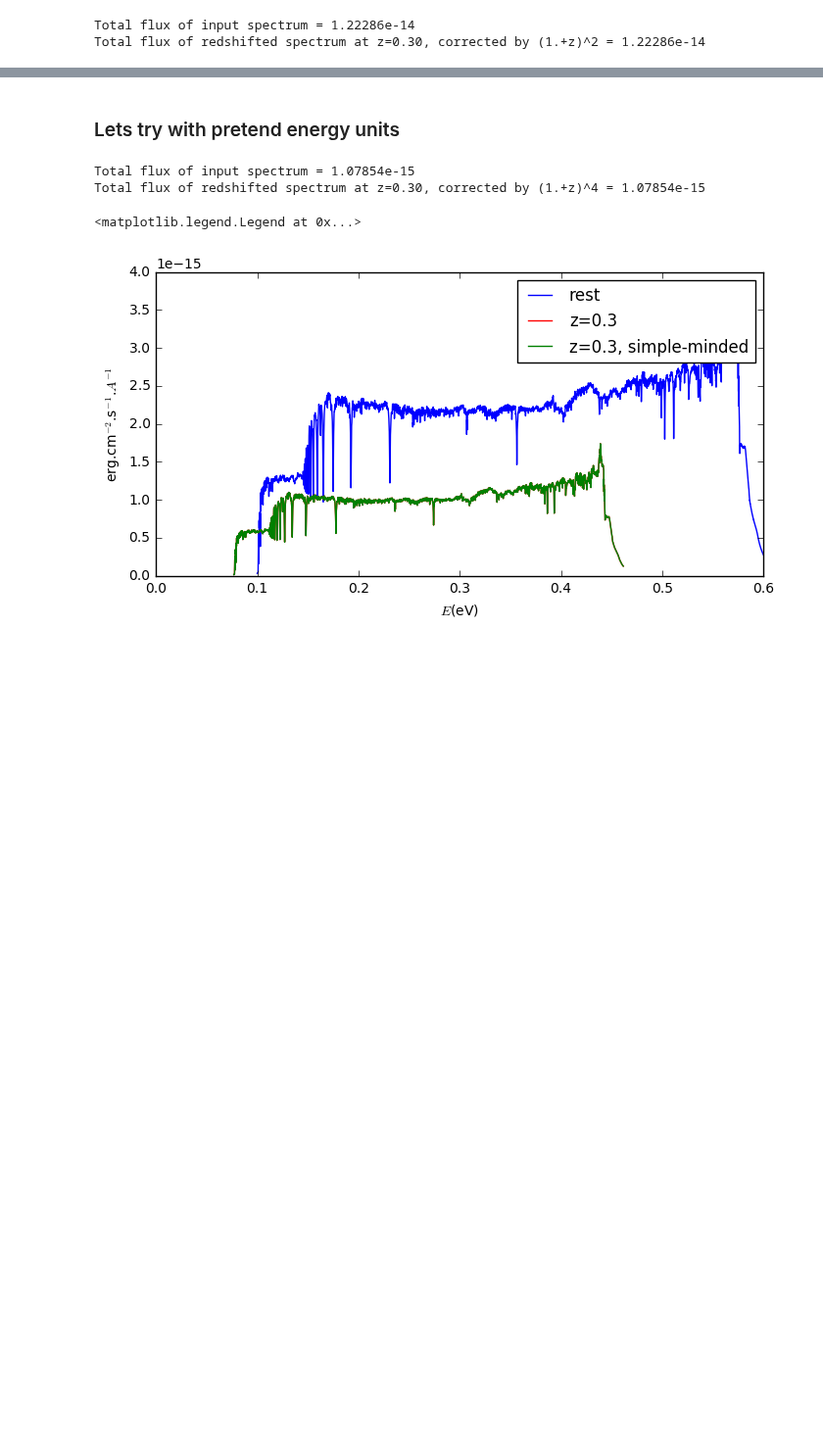
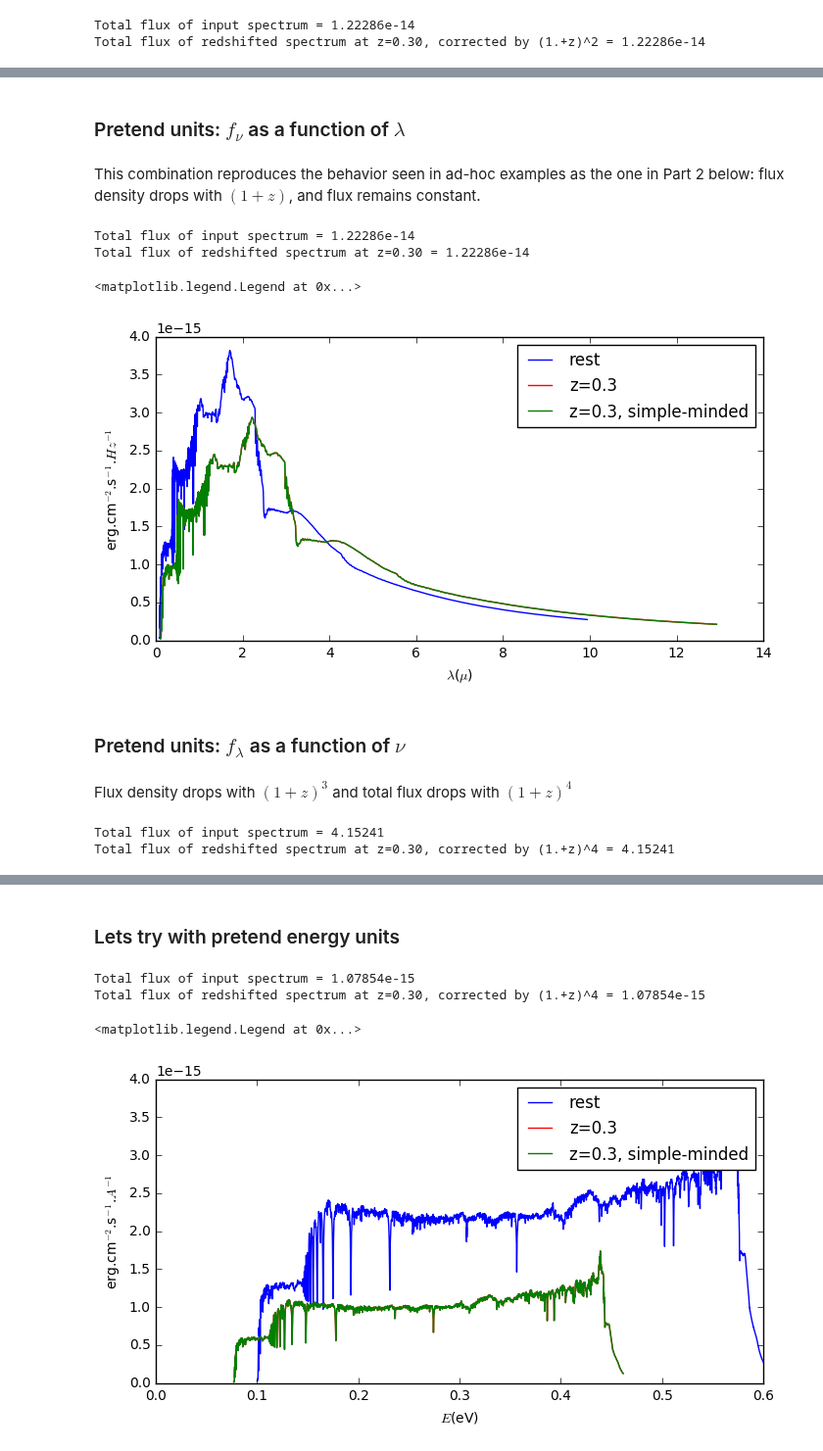
Before and after one commit to ibusko/experiments_specviz, a Jupyter notebook: experiment_redshift.ipynb, the cells around one changed output, grey strips where cells are left out. Shown at 98% size. Saved outputs shown, nothing was run; the diff lists cells and outputs as text; code cells hidden in the pictures; blank space fills up the shorter version.

Commit message:
done with units conversions

```diff
--- a/experiment_redshift.ipynb
+++ b/experiment_redshift.ipynb
@@ -184,0 +185,47 @@ plt.legend()
+# %% [markdown]
+### Pretend units: $f_{\nu}$ as a function of $\lambda$
+# %% [markdown]
+This combination reproduces the behavior seen in ad-hoc examples as the one in Part 2 below: flux density drops with $(1+z)$, and flux remains constant.
+# %%
+wave_r = wave * (1.+z)
+flux_r = redshift_correction(wave*u.micron, wave_r*u.micron, flux*fnu)
+
+delta = wave[1:] - wave[:-1]
+sum_f = np.sum((flux[1:] * delta))
+print("Total flux of input spectrum = %g" % sum_f)
+delta = wave_r[1:] - wave_r[:-1]
+sum_f = np.sum((flux_r[1:] * delta).value)
+print("Total flux of redshifted spectrum at z=%4.2f = %g" % (z, sum_f))
+# %% [output]
+Total flux of input spectrum = 1.22286e-14
+Total flux of redshifted spectrum at z=0.30 = 1.22286e-14
+# %%
+plt.gcf().set_size_inches(8.,4.)
+plt.plot(wave, flux, color='b', label='rest')
+plt.plot(wave_r, flux_r, color='r', label='z='+str(z))
+plt.plot(wave_r, flux/(1.+z), color='g', label='z='+str(z)+', simple-minded')
+plt.xlabel(micron_label)
+plt.ylabel(fnu_label)
+plt.legend()
+# %% [output]
+<matplotlib.legend.Legend at 0x...>
+[figure, added]
+# %% [markdown]
+### Pretend units: $f_{\lambda}$ as a function of $\nu$
+# %% [markdown]
+Flux density drops with $(1+z)^{3}$ and total flux drops with $(1+z)^{4}$
+# %%
+freq = (wave * u.micron).to(u.Hz,  equivalencies=u.spectral())
+freq_r = freq / (1.+z)
+
+flux_r = redshift_correction(freq, freq_r, flux*flambda)
+
+delta = -(freq[1:] - freq[:-1])
+sum_f = np.sum((flux[1:] * delta).value)
+print("Total flux of input spectrum = %g" % sum_f)
+delta = -(freq_r[1:] - freq_r[:-1])
+sum_f = np.sum((flux_r[1:] * delta).value) * (1+z)**4
+print("Total flux of redshifted spectrum at z=%4.2f, corrected by (1.+z)^4 = %g" % (z, sum_f))
+# %% [output]
+Total flux of input spectrum = 4.15241
+Total flux of redshifted spectrum at z=0.30, corrected by (1.+z)^4 = 4.15241
```
Also changed, not shown: parts of 14 cells of this notebook.
